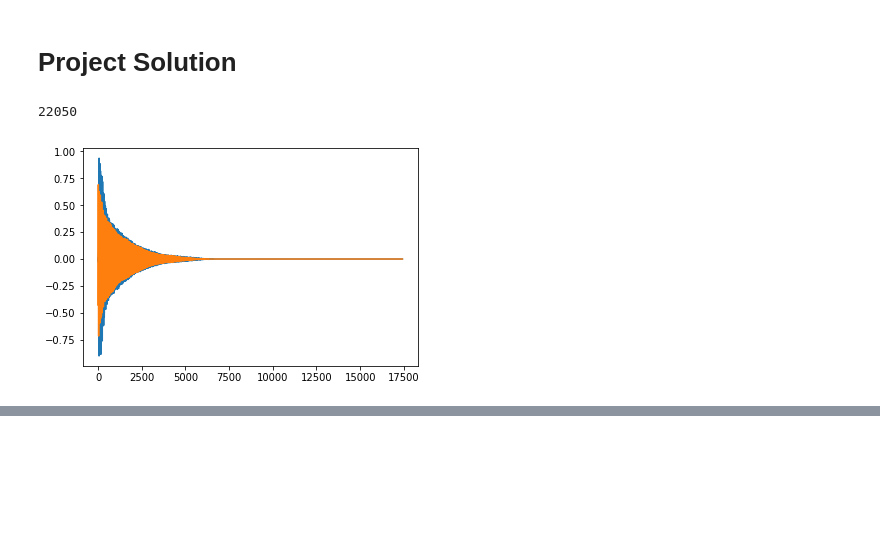
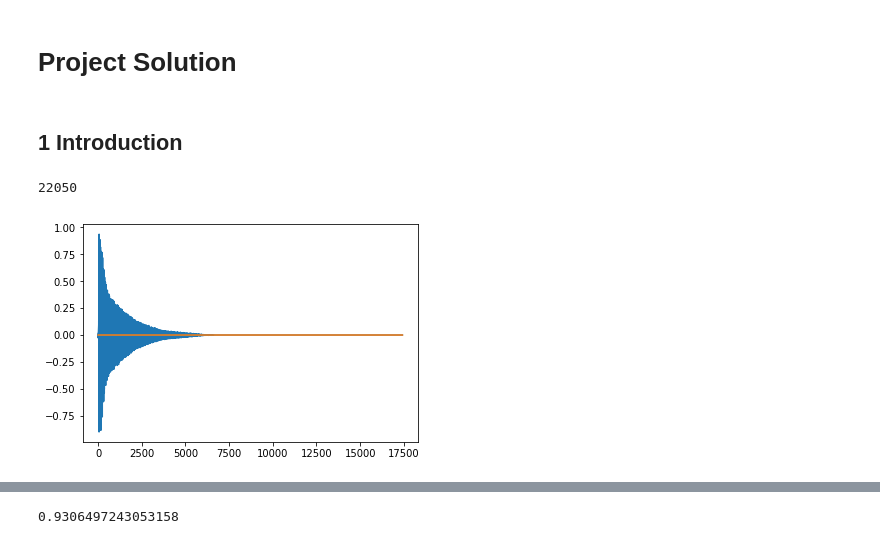
Before and after one commit to jsiloto/Processos-Estocasticos, a Jupyter notebook: project_3/Projeto3_estimador.ipynb, the cells around one changed output, grey strips where cells are left out. Drawn from its saved outputs; the diff is of its cells as text; code cells hidden in the pictures; blank space fills up the shorter version.

```diff
--- a/project_3/Projeto3_estimador.ipynb
+++ b/project_3/Projeto3_estimador.ipynb
@@ -28,31 +28,37 @@ ipd.Audio('elefante_na_garrafa.wav') # load a local WAV file
 [interactive output not drawn]
 # %% [markdown]
 # Project Solution
+# %% [markdown]
+## 1 Introduction
 # %%
 # Simulate recording of impulse response
 # h[k]: Real impulse response
 # w[k]: White noise used to excite impulse response
 # n[k]: White measurement noise (var=0.01)
 # r[k] = w[k] ∗ h[k] + n[k].
 h, samplerate = librosa.load('Garrafa.wav')
+num_samples = len(h)
+
+
 print(samplerate)
-w = np.random.normal(0, 0.1, size=len(h))
+w = np.random.normal(0, 0.1, size=num_samples)
 
 n_var=0.01
 n = np.random.normal(0, n_var**2)
 
 r = np.convolve(w, h) + n
-r /= np.max(np.abs(r),axis=0)
-r = r[len(h):]
+# r /= np.max(np.abs(r),axis=0)
+r = r*(1/num_samples)
+r = r[num_samples-1:]
 
 plt.plot(h)
 plt.plot(r)
 
 librosa.output.write_wav('r_simulation.wav', r, samplerate)
 wavfile.write('r_simulation.wav', samplerate, r)
 # %% [output]
 22050
-[figure, old version]
+[figure, new version]
 # %%
 import IPython.display as ipd
 ipd.Audio('r_simulation.wav') # load a local WAV file
@@ -61,3 +67,7 @@ ipd.Audio('r_simulation.wav') # load a local WAV file
 # %%
 def estimation_error(estimation, original):
     return np.sum((estimation - original)**2)/np.sum(original**2)
+
+print(estimation_error(r, h))
+# %% [output]
+0.9306497243053158
```
Also changed, not shown: parts of 3 cells of this notebook.
